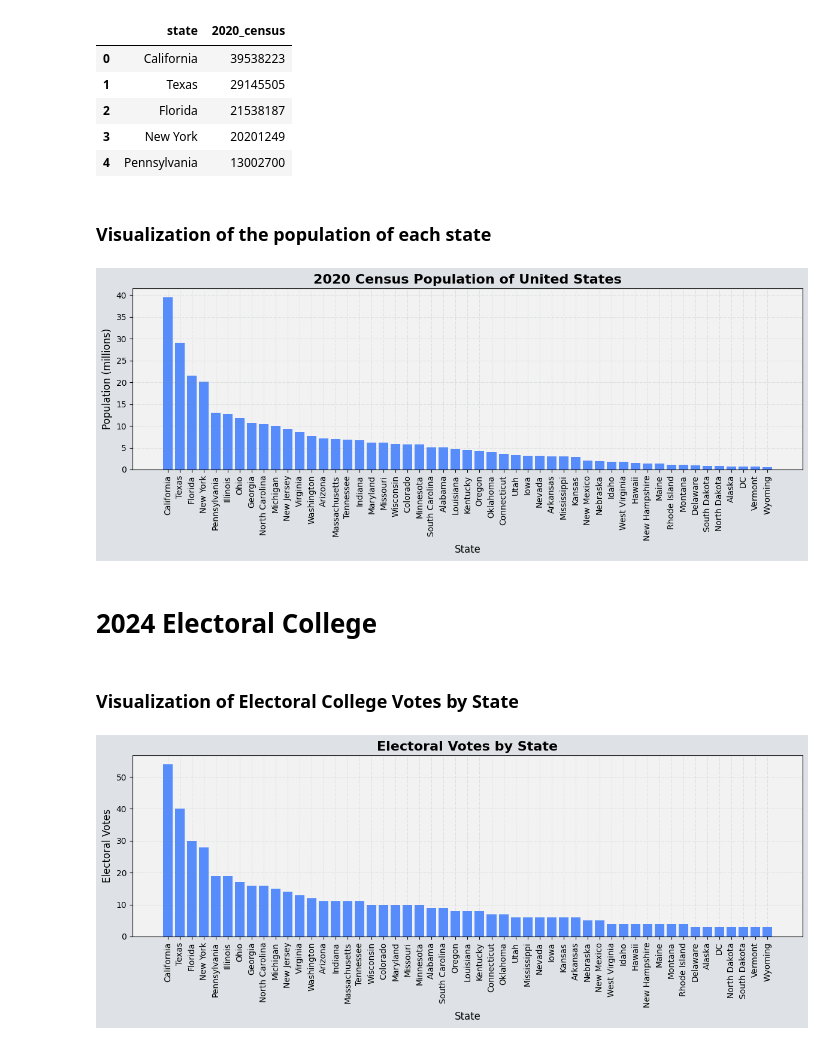
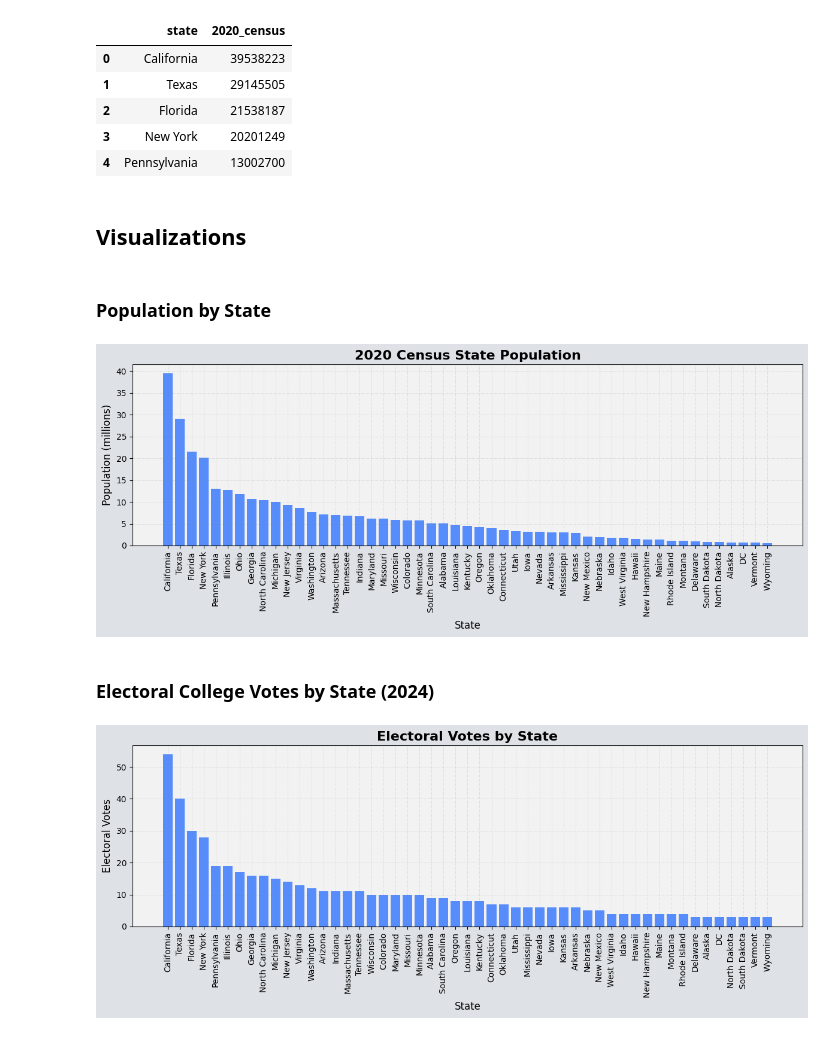
Before and after one commit to eithereal/electoral_college_analysis, a Jupyter notebook: 3_electoral_college_representation.ipynb, the cells around one changed output. Saved outputs shown, nothing was run; the diff lists cells and outputs as text; code cells hidden in the pictures.

```diff
--- a/3_electoral_college_representation.ipynb
+++ b/3_electoral_college_representation.ipynb
@@ -41,34 +47,32 @@ state_pop.head()
 | 3 | New York | 20201249 |
 | 4 | Pennsylvania | 13002700 |
 # %% [markdown]
-### Visualization of the population of each state
+## Visualizations
+# %% [markdown]
+### Population by State
 # %%
-# Visualization of state population
-
 # define variables for axes
 x = pop_data["state"]
 y = pop_data["2020_census"] / 1000000 # simplifies the y-axis range of values
 
 fig, ax = plt.subplots(figsize=(12, 5))
 fig.patch.set_facecolor("#DEE2E6")
 ax.set_facecolor('#F2F2F2')
 
 plt.ticklabel_format(axis='y', style='plain')
 plt.bar(x, y)
 
 ax.set_xticks(range(51))
 ax.set_xticklabels(x, rotation=90, ha="center")
 ax.set_xlabel("State", fontsize=12)
 ax.set_ylabel("Population (millions)", fontsize=12)
-ax.set_title("2020 Census Population of United States", fontsize=16, fontweight="bold")
+ax.set_title("2020 Census State Population", fontsize=16, fontweight="bold")
 ax.grid(alpha=0.3, linestyle='-.', color="#889696")
 
 plt.tight_layout()
 plt.show()
 # %% [output]
-[figure, old version]
+[figure, new version]
-# %% [markdown]
-# 2024 Electoral College
 # %% [markdown]
-### Visualization of Electoral College Votes by State
+### Electoral College Votes by State (2024)
 # %%
```
Also changed, not shown: parts of 12 cells of this notebook, 10 other files.
